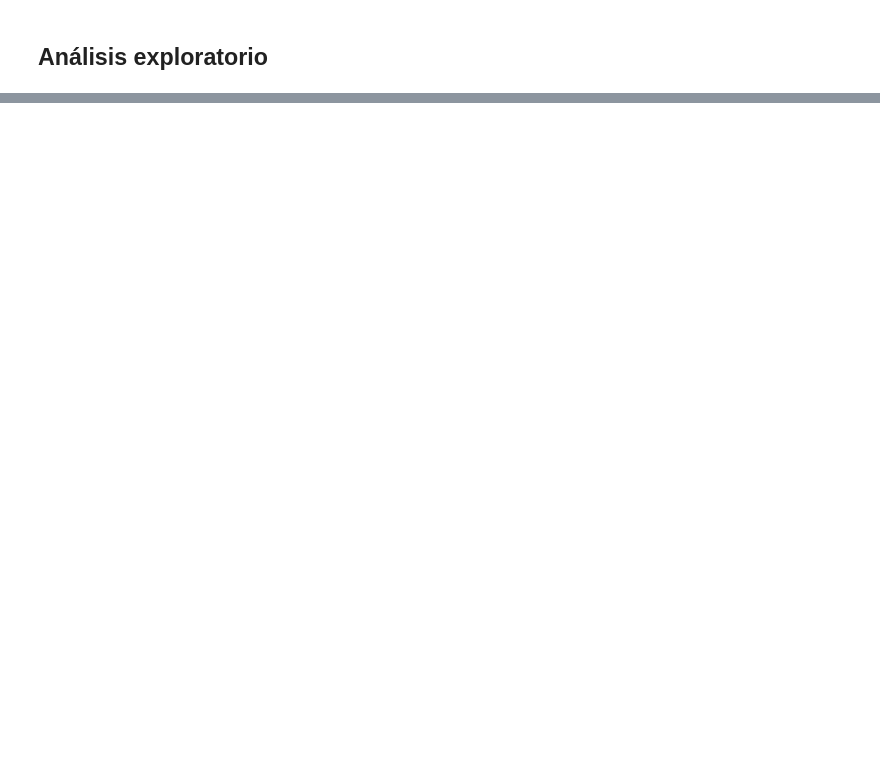
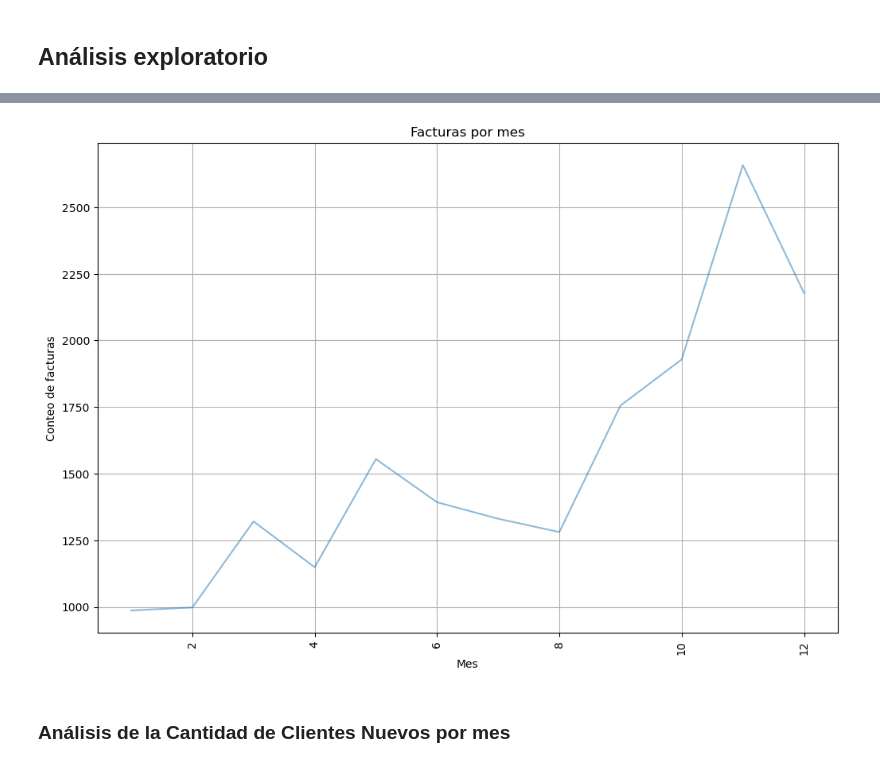
Before and after one commit to alan-caballero-g/Hackaton-Retail-Challenge-2024, a Jupyter notebook: datasets/Retail_Challenge.ipynb, the cells around one changed output, grey strips where cells are left out. Saved outputs shown, nothing was run; the diff lists cells and outputs as text; code cells hidden in the pictures; blank space fills up the shorter version.

```diff
--- a/datasets/Retail_Challenge.ipynb
+++ b/datasets/Retail_Challenge.ipynb
@@ -546,0 +706,11 @@ memory usage: 22.8+ MB
+# %%
+# Crear una nueva columna 'Month' para el mes de cada factura
+data_filtered2['Month'] = data_filtered2['invoice_date'].dt.month
+
+# Conteo de facturas por mes
+facturas_por_mes = data_filtered2.groupby('Month')['invoice_no'].nunique().reset_index()
+facturas_por_mes.columns = ['Mes', 'Número de Facturas']
+
+# Mostrar tabla de número de facturas por mes
+print("Número de facturas generadas por mes:")
+facturas_por_mes
@@ -546,0 +732,13 @@ memory usage: 22.8+ MB
+# %%
+plt.figure(figsize=(12, 8))
+plt.plot(facturas_por_mes['Mes'], facturas_por_mes['Número de Facturas'], alpha=0.5, )
+plt.title('Facturas por mes')
+plt.xlabel('Mes')
+plt.ylabel('Conteo de facturas')
+plt.grid(True)
+plt.xticks(rotation = 90)
+plt.show()
+# %% [output]
+[figure, added]
+# %% [markdown]
+### Análisis de la Cantidad de Clientes Nuevos por mes
```
Also changed, not shown: parts of 65 cells of this notebook.
